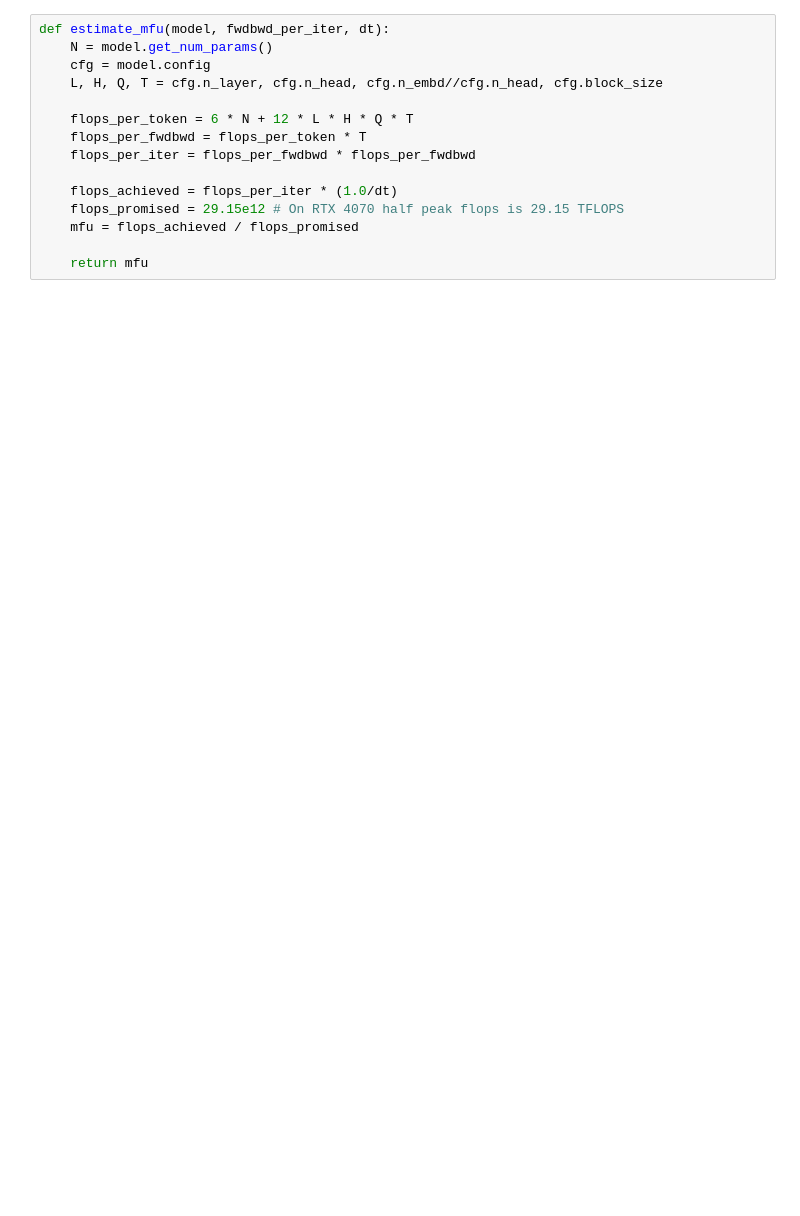
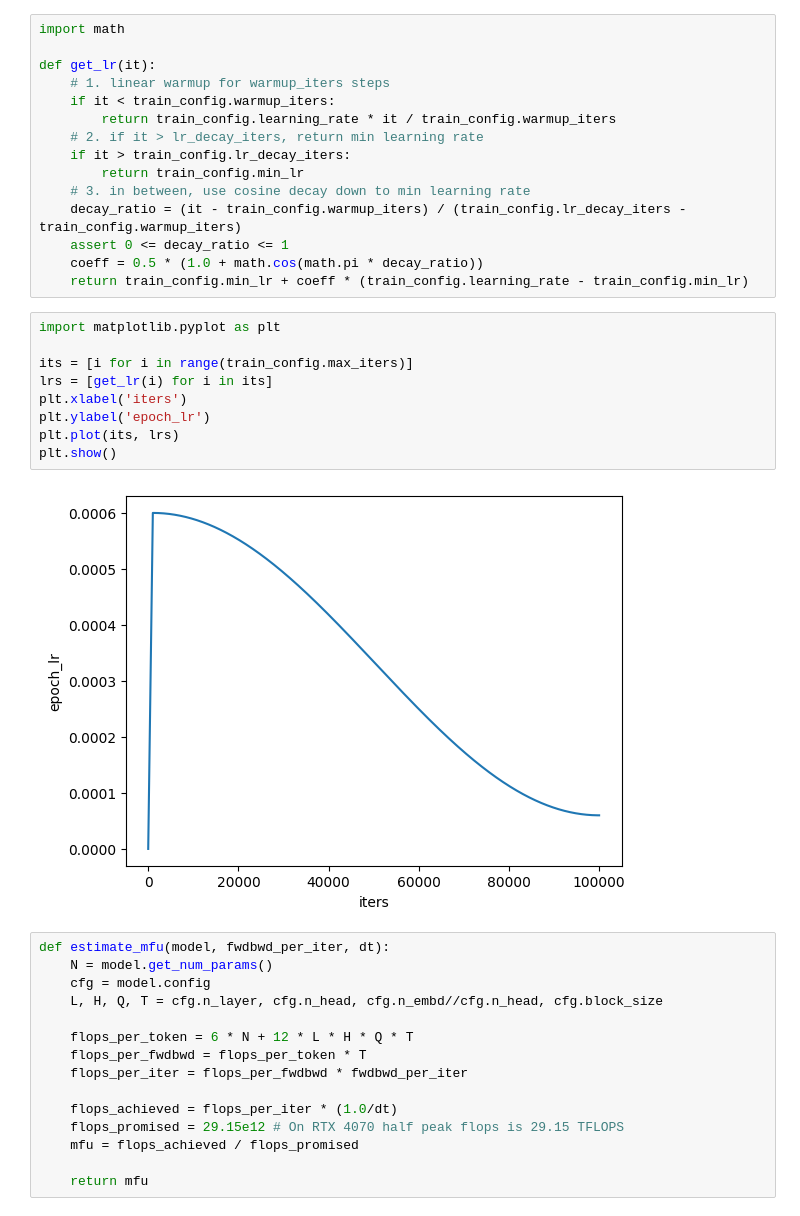
Before and after one commit to BlueAsuka/ChiPoGen, a Jupyter notebook: debug/gpt_train.ipynb, the cells around one changed output. Cells and saved outputs as stored; diff of their text form; blank space fills up the shorter version.

```diff
--- a/debug/gpt_train.ipynb
+++ b/debug/gpt_train.ipynb
@@ -229,6 +157,32 @@ Parameter Group 0
     maximize: False
     weight_decay: 0.0
 )
+# %%
+import math
+
+def get_lr(it):
+    # 1. linear warmup for warmup_iters steps
+    if it < train_config.warmup_iters:
+        return train_config.learning_rate * it / train_config.warmup_iters
+    # 2. if it > lr_decay_iters, return min learning rate
+    if it > train_config.lr_decay_iters:
+        return train_config.min_lr
+    # 3. in between, use cosine decay down to min learning rate
+    decay_ratio = (it - train_config.warmup_iters) / (train_config.lr_decay_iters - train_config.warmup_iters)
+    assert 0 <= decay_ratio <= 1
+    coeff = 0.5 * (1.0 + math.cos(math.pi * decay_ratio))
+    return train_config.min_lr + coeff * (train_config.learning_rate - train_config.min_lr)
+# %%
+import matplotlib.pyplot as plt
+
+its = [i for i in range(train_config.max_iters)]
+lrs = [get_lr(i) for i in its]
+plt.xlabel('iters')
+plt.ylabel('epoch_lr')
+plt.plot(its, lrs)
+plt.show()
+# %% [output]
+[figure, added]
 # %%
 def estimate_mfu(model, fwdbwd_per_iter, dt):
     N = model.get_num_params()
@@ -237,7 +191,7 @@ def estimate_mfu(model, fwdbwd_per_iter, dt):
 
     flops_per_token = 6 * N + 12 * L * H * Q * T
     flops_per_fwdbwd = flops_per_token * T
-    flops_per_iter = flops_per_fwdbwd * flops_per_fwdbwd
+    flops_per_iter = flops_per_fwdbwd * fwdbwd_per_iter
 
     flops_achieved = flops_per_iter * (1.0/dt)
     flops_promised = 29.15e12 # On RTX 4070 half peak flops is 29.15 TFLOPS
```
Also changed, not shown: parts of 21 cells of this notebook, 2 other files.
